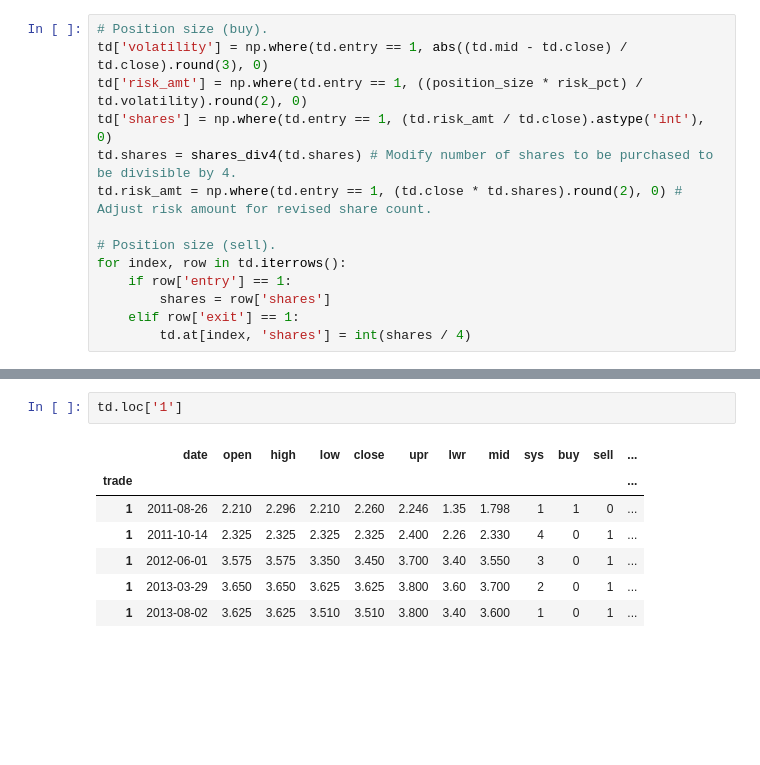
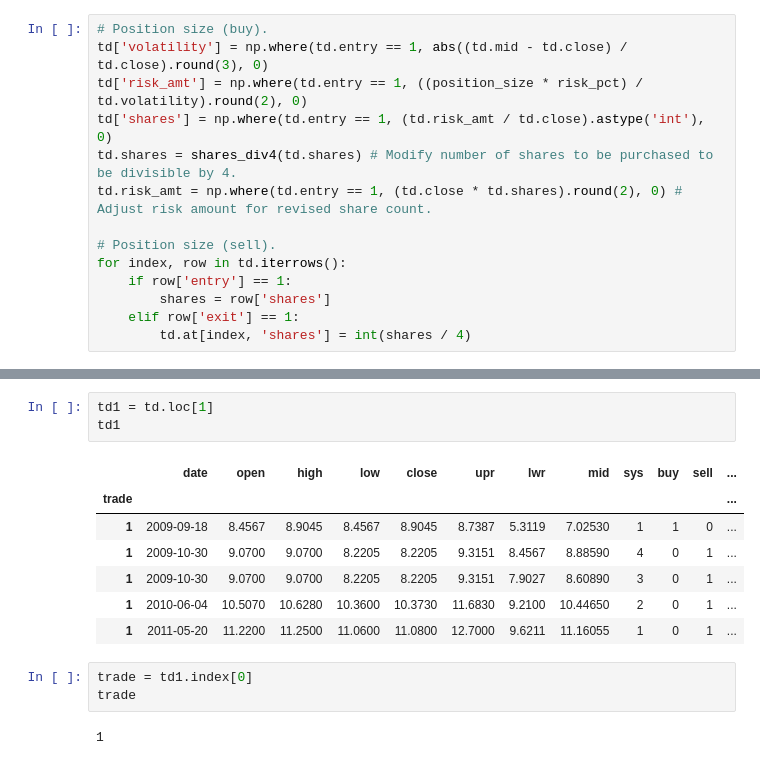
Before and after one commit to SwedishChef01/vigilant-journey, a Jupyter notebook: Donchian2.ipynb, the cells around one changed output, grey strips where cells are left out. Saved outputs shown, nothing was run; the diff lists cells and outputs as text; blank space fills up the shorter version.

```diff
--- a/Donchian2.ipynb
+++ b/Donchian2.ipynb
@@ -157,10 +157,16 @@ td
-# %%
-td.loc['1']
-# %% [output]
-|  | date | open | high | low | close | upr | lwr | mid | sys | buy | sell | ... |
-| trade |  |  |  |  |  |  |  |  |  |  |  | ... |
-| 1 | 2011-08-26 | 2.210 | 2.296 | 2.210 | 2.260 | 2.246 | 1.35 | 1.798 | 1 | 1 | 0 | ... |
-| 1 | 2011-10-14 | 2.325 | 2.325 | 2.325 | 2.325 | 2.400 | 2.26 | 2.330 | 4 | 0 | 1 | ... |
-| 1 | 2012-06-01 | 3.575 | 3.575 | 3.350 | 3.450 | 3.700 | 3.40 | 3.550 | 3 | 0 | 1 | ... |
-| 1 | 2013-03-29 | 3.650 | 3.650 | 3.625 | 3.625 | 3.800 | 3.60 | 3.700 | 2 | 0 | 1 | ... |
-| 1 | 2013-08-02 | 3.625 | 3.625 | 3.510 | 3.510 | 3.800 | 3.40 | 3.600 | 1 | 0 | 1 | ... |
+# %%
+td1 = td.loc[1]
+td1
+# %% [output]
+|  | date | open | high | low | close | upr | lwr | mid | sys | buy | sell | ... |
+| trade |  |  |  |  |  |  |  |  |  |  |  | ... |
+| 1 | 2009-09-18 | 8.4567 | 8.9045 | 8.4567 | 8.9045 | 8.7387 | 5.3119 | 7.02530 | 1 | 1 | 0 | ... |
+| 1 | 2009-10-30 | 9.0700 | 9.0700 | 8.2205 | 8.2205 | 9.3151 | 8.4567 | 8.88590 | 4 | 0 | 1 | ... |
+| 1 | 2009-10-30 | 9.0700 | 9.0700 | 8.2205 | 8.2205 | 9.3151 | 7.9027 | 8.60890 | 3 | 0 | 1 | ... |
+| 1 | 2010-06-04 | 10.5070 | 10.6280 | 10.3600 | 10.3730 | 11.6830 | 9.2100 | 10.44650 | 2 | 0 | 1 | ... |
+| 1 | 2011-05-20 | 11.2200 | 11.2500 | 11.0600 | 11.0800 | 12.7000 | 9.6211 | 11.16055 | 1 | 0 | 1 | ... |
+# %%
+trade = td1.index[0]
+trade
+# %% [output]
+1
```
Also changed, not shown: parts of 13 cells of this notebook.
